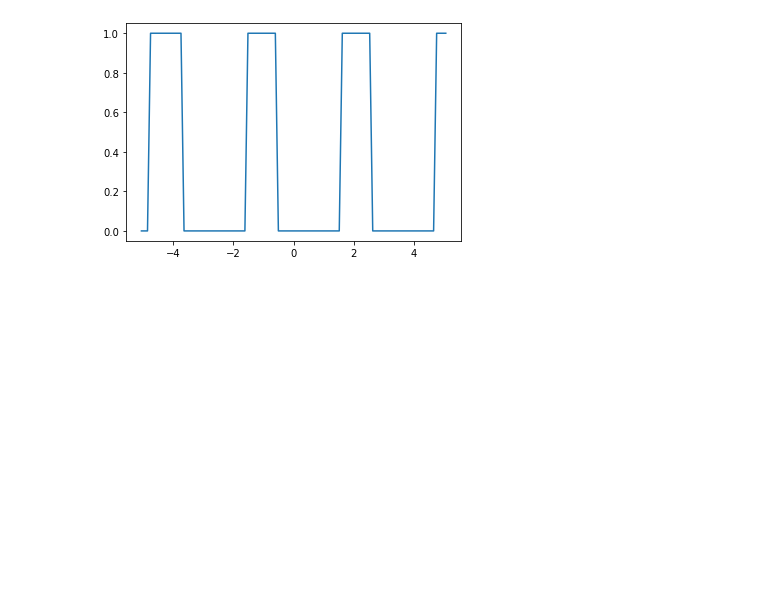
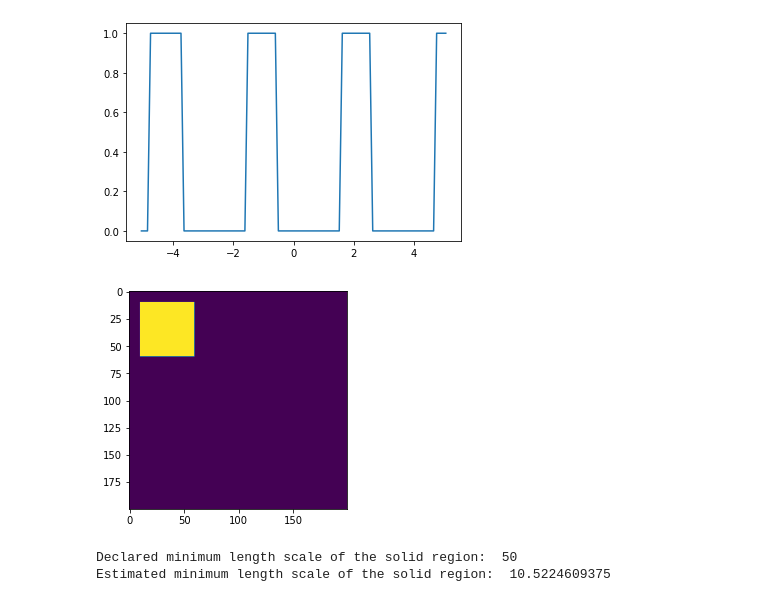
Before and after one commit to NanoComp/imageruler, a Jupyter notebook: notebooks/examples.ipynb, the cells around one changed output. Saved outputs shown, nothing was run; the diff lists cells and outputs as text; code cells hidden in the pictures; blank space fills up the shorter version.

```diff
--- a/notebooks/examples.ipynb
+++ b/notebooks/examples.ipynb
@@ -197,0 +205,20 @@ Estimated minimum length scales with some end regions disregarded:  0.9999999999
+# %%
+resolution = 1  # number of pixels per unit length
+phys_size = (200, 200)  # physical size of the entire image
+declared_mls = 50  # declared minimum length scale
+
+image = rounded_square(resolution, phys_size, declared_mls, angle=20)  # generate a rounded square
+image = np.zeros(image.shape)
+image[10:60,10:60] = 1
+
+plt.figure()
+plt.imshow(image)
+plt.show()
+
+solid_mls = imageruler.minimum_length_solid(image)  # estimate the minimum length scale of the solid region
+print("Declared minimum length scale of the solid region: ", declared_mls)
+print("Estimated minimum length scale of the solid region: ", solid_mls)
+# %% [output]
+[figure, added]
+Declared minimum length scale of the solid region:  50
+Estimated minimum length scale of the solid region:  10.5224609375
```
Also changed, not shown: parts of 1 cell of this notebook, 2 other files.
